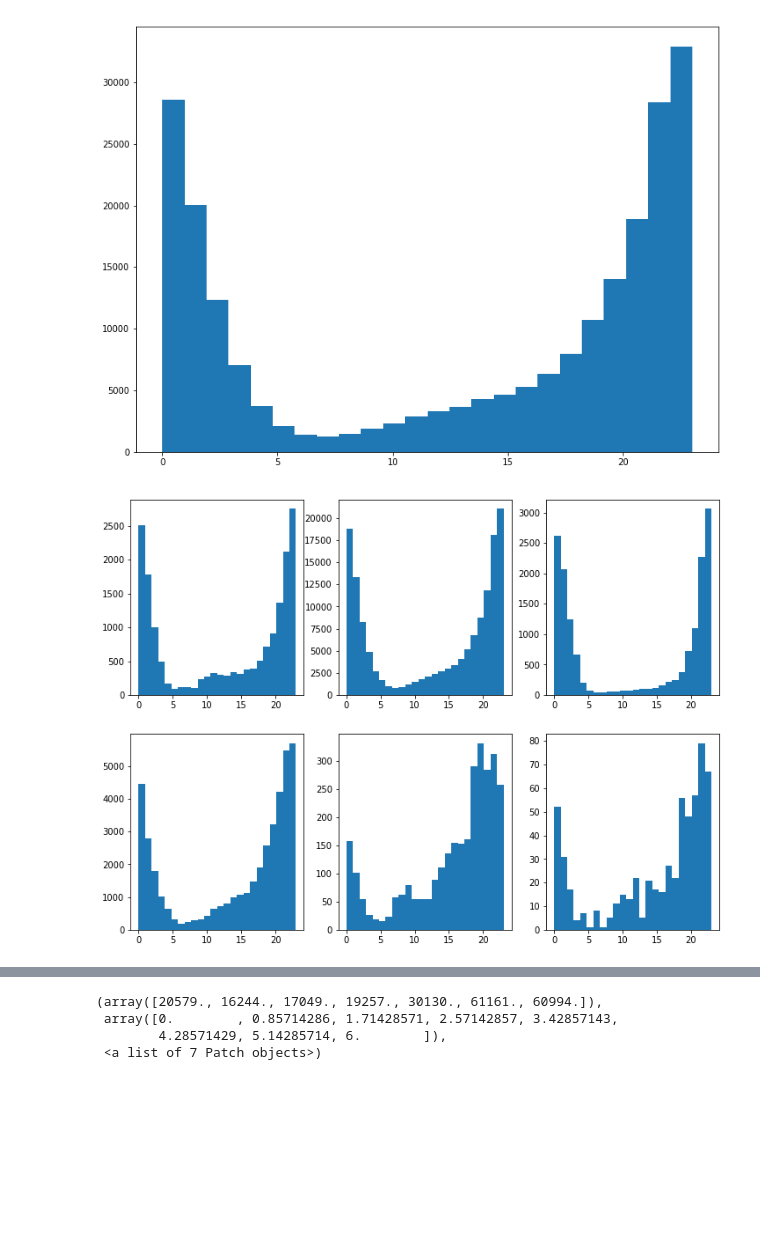
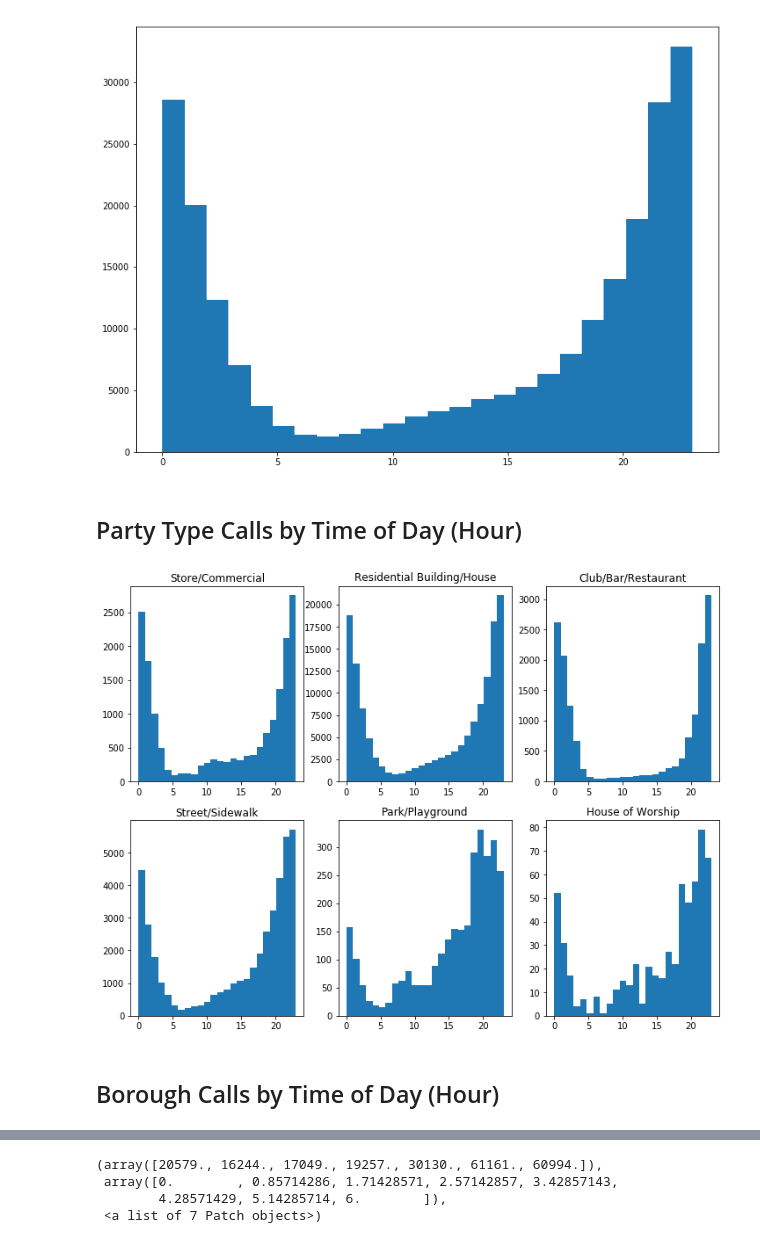
Before and after one commit to TrifectaIII/Data-Science-Final, a Jupyter notebook: DataScienceFinal.ipynb, the cells around one changed output, grey strips where cells are left out. Saved outputs shown, nothing was run; the diff lists cells and outputs as text; code cells hidden in the pictures; blank space fills up the shorter version.

```diff
--- a/DataScienceFinal.ipynb
+++ b/DataScienceFinal.ipynb
@@ -264,31 +247,33 @@ plt.hist(calldata['Hour'],24)
         19.16666667, 20.125     , 21.08333333, 22.04166667, 23.        ]),
  <a list of 24 Patch objects>)
 [figure]
+# %% [markdown]
+## Party Type Calls by Time of Day (Hour)
 # %%
-#Locations by hour
-
 fig = plt.figure()
 
 ax1 = fig.add_subplot(2, 3, 1)
 ax1.hist(store['Hour'],24)
-#ax1.title('Store/Commercial')
+ax1.set_title('Store/Commercial')
 ax2 = fig.add_subplot(2, 3, 2)
 ax2.hist(house['Hour'],24)
-#ax2.title('Residential Building/House')
+ax2.set_title('Residential Building/House')
 ax3 = fig.add_subplot(2, 3, 3)
 ax3.hist(club['Hour'],24)
-#ax3.title('Club/Bar/Restaurant')
+ax3.set_title('Club/Bar/Restaurant')
 ax4 = fig.add_subplot(2, 3, 4)
 ax4.hist(street['Hour'],24)
-#ax4.title('Street/Sidewalk')
+ax4.set_title('Street/Sidewalk')
 ax5 = fig.add_subplot(2, 3, 5)
 ax5.hist(park['Hour'],24)
-#ax5.title('Park/Playground')
+ax5.set_title('Park/Playground')
 ax6 = fig.add_subplot(2, 3, 6)
 ax6.hist(church['Hour'],24)
-#ax6.title('House of Worship')
+ax6.set_title('House of Worship')
 
 plt.show()
 # %% [output]
-[figure, old version]
+[figure, new version]
+# %% [markdown]
+## Borough Calls by Time of Day (Hour)
 # %%
```
Also changed, not shown: parts of 26 cells of this notebook.
